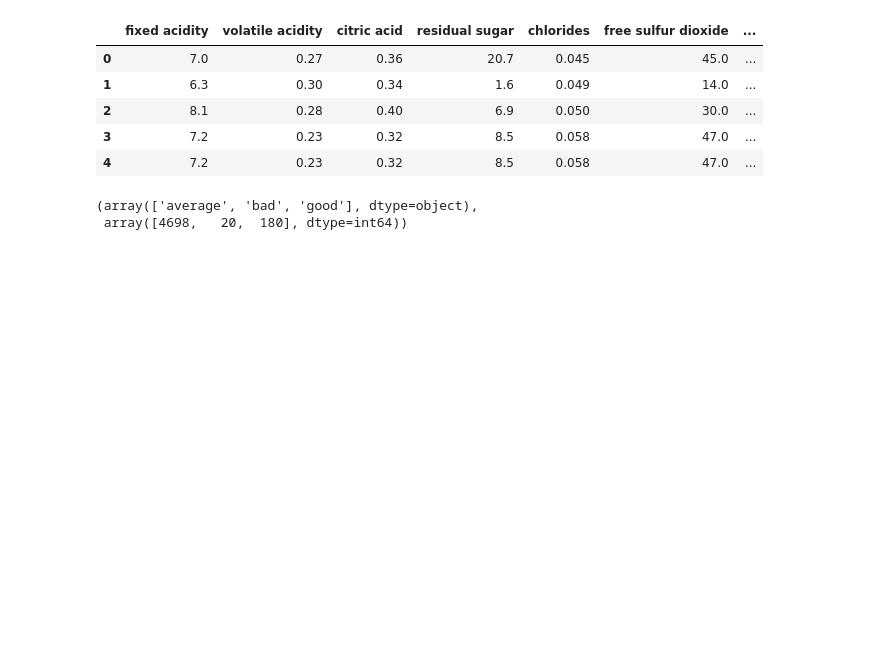
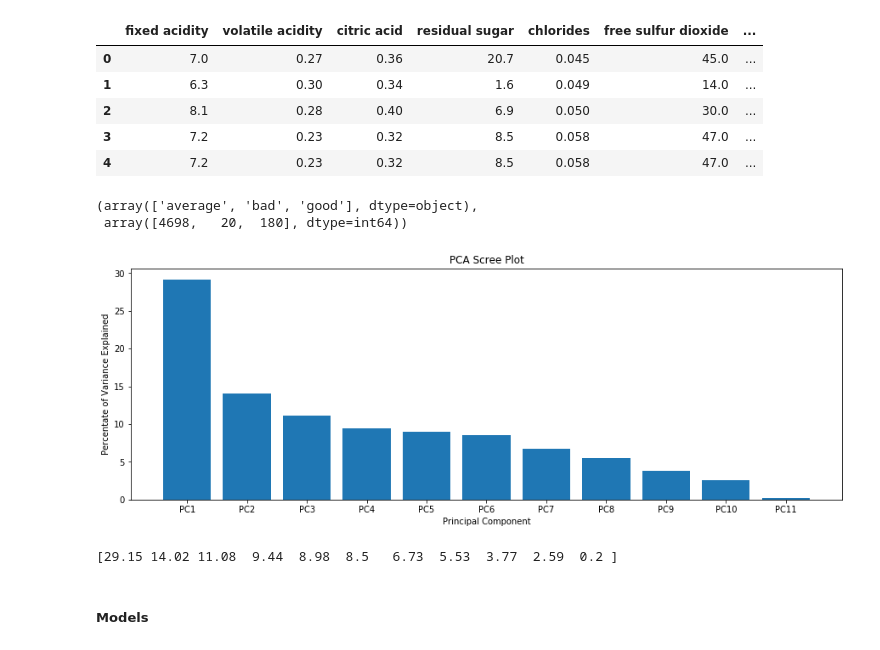
Before and after one commit to xprimat/WineQualityPrediction, a Jupyter notebook: wineQualityAnalysis.ipynb, the cells around one changed output. Drawn from its saved outputs; the diff is of its cells as text; code cells hidden in the pictures; blank space fills up the shorter version.

Commit message:
Update wineQualityAnalysis.ipynb
Updated the model

```diff
--- a/wineQualityAnalysis.ipynb
+++ b/wineQualityAnalysis.ipynb
@@ -93,3 +93,36 @@ np.unique(whiteWine['quality'], return_counts=True)
 # %% [output]
 (array(['average', 'bad', 'good'], dtype=object),
  array([4698,   20,  180], dtype=int64))
+# %%
+#splitting the data in training and testing set
+from sklearn.model_selection import train_test_split
+
+features = ['fixed acidity','volatile acidity','citric acid','residual sugar','chlorides','free sulfur dioxide','total sulfur dioxide','density','pH','sulphates','alcohol']
+x = whiteWine.loc[:, features].values
+y = whiteWine.loc[:,['quality']].values
+
+train_x,test_x,train_y,test_y = train_test_split(x,y,random_state = 0, stratify = y)
+# %%
+#Scaling the data before PCA application
+from sklearn.preprocessing import StandardScaler
+
+train_x_scaled = StandardScaler().fit_transform(train_x)
+test_x_scaled = StandardScaler().fit_transform(test_x)
+# %%
+from sklearn.decomposition import PCA
+pca = PCA()
+x_train_pca = pca.fit_transform(train_x_scaled)
+# %%
+percent_variance = np.round(pca.explained_variance_ratio_* 100, decimals =2)
+columns = ['PC1', 'PC2', 'PC3', 'PC4','PC5','PC6','PC7','PC8','PC9','PC10','PC11']
+plt.bar(x= range(1,12), height=percent_variance, tick_label=columns)
+plt.ylabel('Percentate of Variance Explained')
+plt.xlabel('Principal Component')
+plt.title('PCA Scree Plot')
+plt.show()
+# %% [output]
+[figure, added]
+# %%
+print(percent_variance)
+# %% [output]
+[29.15 14.02 11.08  9.44  8.98  8.5   6.73  5.53  3.77  2.59  0.2 ]
@@ -95,0 +135,2 @@ np.unique(whiteWine['quality'], return_counts=True)
+# %% [markdown]
+##### Models
```
Also changed, not shown: parts of 5 cells of this notebook.
